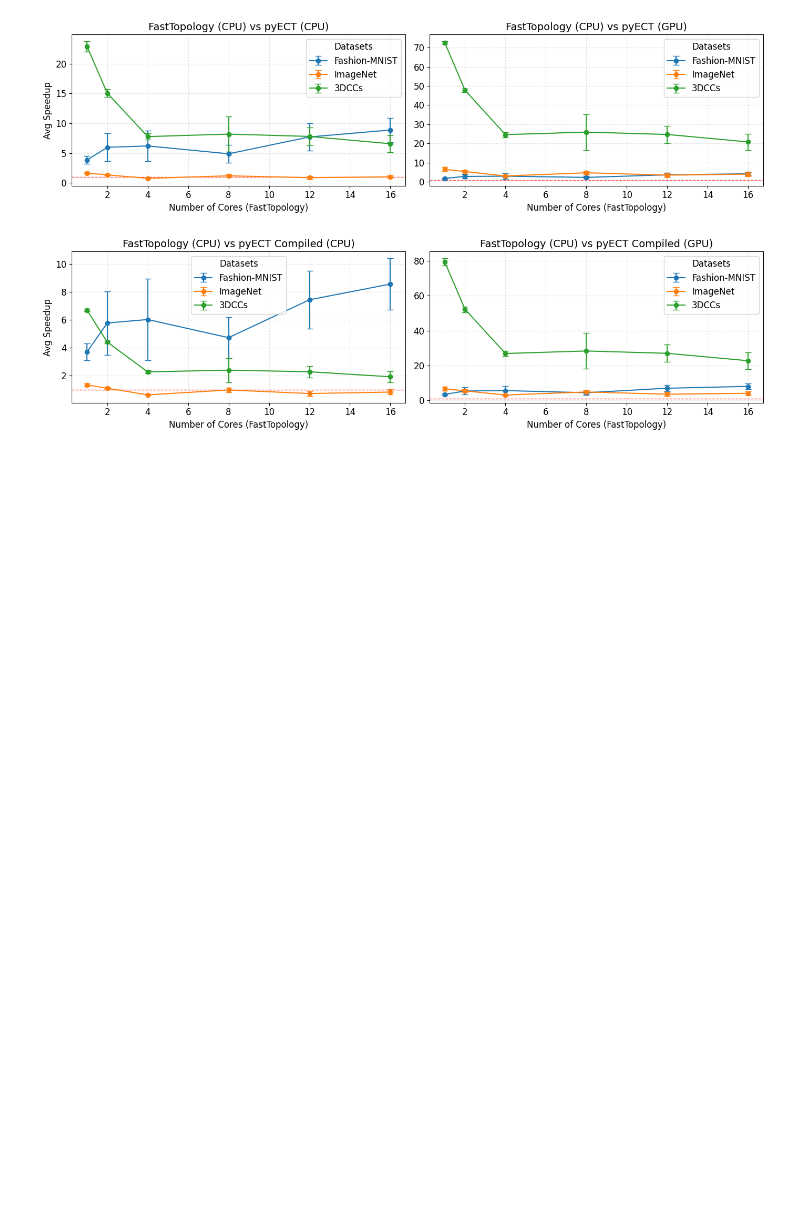
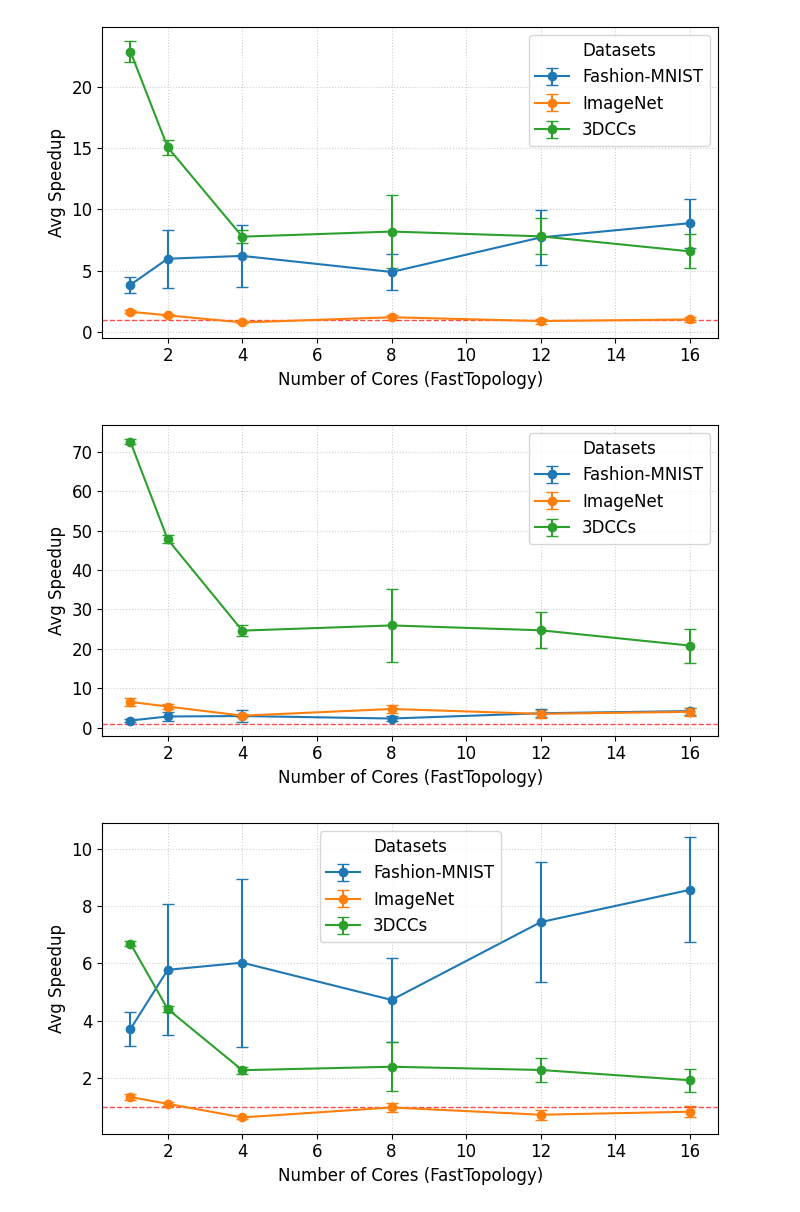
Before and after one commit to compTAG/pyECT-experiments, a Jupyter notebook: figures/ecf_figs.ipynb, the cells around one changed output. Saved outputs shown, nothing was run; the diff lists cells and outputs as text; code cells hidden in the pictures; blank space fills up the shorter version.

Commit message:
Modify figure generation to create separate subplots

```diff
--- a/figures/ecf_figs.ipynb
+++ b/figures/ecf_figs.ipynb
@@ -61,6 +61,7 @@ def plot_speedup_vs_cores_panel(
     grid_shape: tuple[int, int],
     show_err_bars: bool = True,
     fix_axes: bool = True,
+    show_title: bool = True,
 ):
     """
     Creates a panel of speedup plots (vs. baseline cores).
@@ -149,8 +150,8 @@ def plot_speedup_vs_cores_panel(
         ax.axhline(y=1, color='r', linestyle='--', linewidth=1, alpha=0.7)
 
         # Set titles and labels
-        ax.set_title(f"{implementation_map[baseline_impl.name]} ({device_map[baseline_impl.device]}) vs {implementation_map[new_impl.name]} ({device_map[new_impl.device]})",
-                     fontsize=14)
+        if show_title:
+            ax.set_title(f"{implementation_map[baseline_impl.name]} ({device_map[baseline_impl.device]}) vs {implementation_map[new_impl.name]} ({device_map[new_impl.device]})", fontsize=14)
 
         # Only label the Y-axis on the first column
         if ax_idx % num_cols == 0:
@@ -173,42 +174,33 @@ def plot_speedup_vs_cores_panel(
 # %%
 impl_pyECT_cpu = Implementation(name="pyECT_uncompiled", device="cpu", cores=1)
 impl_pyECT_gpu = Implementation(name="pyECT_uncompiled", device="cuda", cores=1)
 impl_pyECT_compiled_cpu = Implementation(name="pyECT_compiled", device="cpu", cores=1)
 impl_pyECT_compiled_gpu = Implementation(name="pyECT_compiled", device="cuda", cores=1)
 impl_fast_topology = Implementation(name="fast_topology", device="cpu", cores=1) # The cores will vary in the loop
 
-comparison1 = [
+comparisons = [
     SpeedupComparison(new_impl=impl_pyECT_cpu, baseline_impl=impl_fast_topology),
-    SpeedupComparison(new_impl=impl_pyECT_gpu, baseline_impl=impl_fast_topology)
-]
-
-comparison2 = [
+    SpeedupComparison(new_impl=impl_pyECT_gpu, baseline_impl=impl_fast_topology),
     SpeedupComparison(new_impl=impl_pyECT_compiled_cpu, baseline_impl=impl_fast_topology),
     SpeedupComparison(new_impl=impl_pyECT_compiled_gpu, baseline_impl=impl_fast_topology),
 ]
 
-grid_shape = (1, 2) # 1 row, 2 columns
+grid_shape = (1, 1)
 datasets_to_plot = ["fashionmnist", "imagenet", "3D_cc_images"] # New parameter for lines
 fixed_timesteps = 255
 variable_cores = [1, 2, 4, 8, 12, 16] # X-axis
 
-plot_speedup_vs_cores_panel(
-    datasets_to_plot,
-    fixed_timesteps,
-    variable_cores,
-    comparison1,
-    grid_shape,
-    fix_axes=False
-)
-
-plot_speedup_vs_cores_panel(
-    datasets_to_plot,
-    fixed_timesteps,
-    variable_cores,
-    comparison2,
-    grid_shape,
-    fix_axes=False
-)
+for comparison in comparisons:
+    plot_speedup_vs_cores_panel(
+        datasets_to_plot,
+        fixed_timesteps,
+        variable_cores,
+        [comparison],
+        grid_shape,
+        fix_axes=False,
+        show_title=False
+    )
 # %% [output]
-[figure, old version]
+[figure, new version]
-[figure, old version]
+[figure, new version]
+[figure, added]
```
Also changed, not shown: parts of 1 cell of this notebook, 1 other file.
